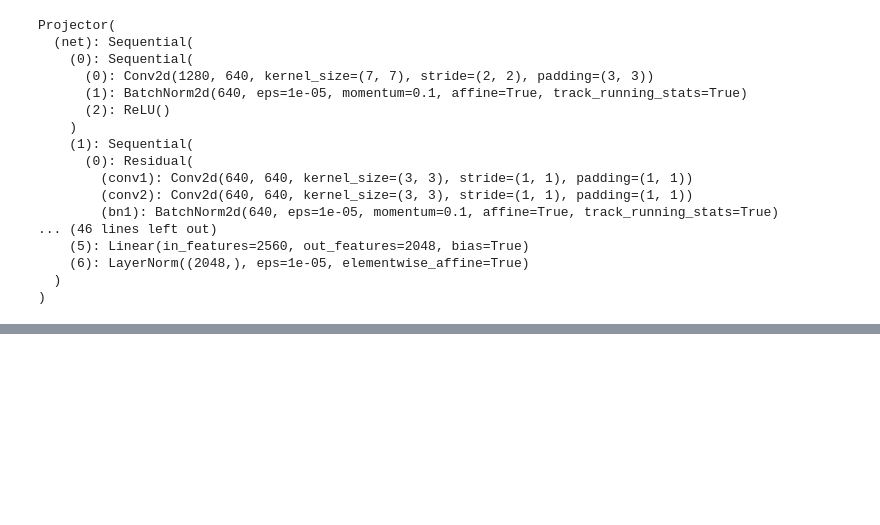
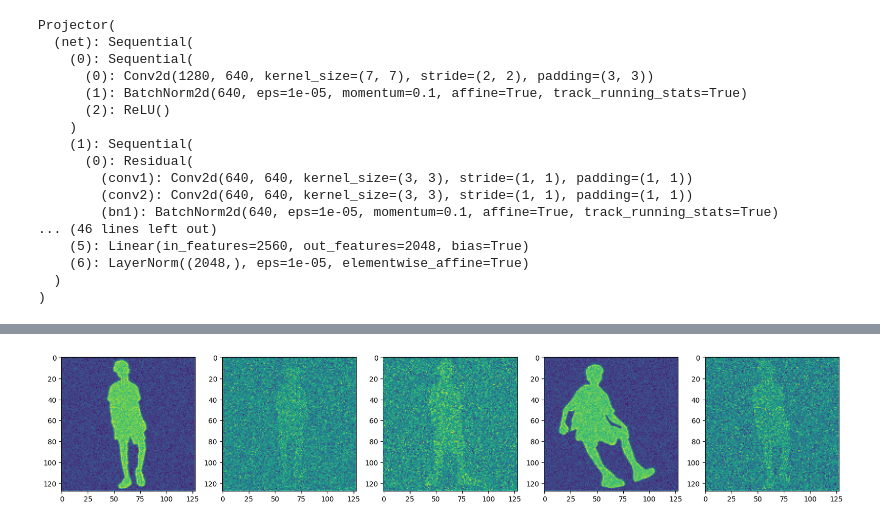
Before and after one commit to EkaterinaAdishcheva/Diploma, a Jupyter notebook: tune.ipynb, the cells around one changed output, grey strips where cells are left out. Cells and saved outputs as stored; diff of their text form; code cells hidden in the pictures; blank space fills up the shorter version.

```diff
--- a/tune.ipynb
+++ b/tune.ipynb
@@ -388,0 +630,8 @@ a photo of a nice adventurer
+# %%
+noisy_mask_latents_1 = noise_scheduler.add_noise(mask_latents, noise, timesteps)
+f, axarr = plt.subplots(1, 5, figsize=(20, 10))
+for n in range(5):
+    axarr[n].imshow(noisy_mask_latents_1[n][0].cpu())
+plt.show()
+# %% [output]
+[figure, added]
```
Also changed, not shown: parts of 18 cells of this notebook, 9 other files.
